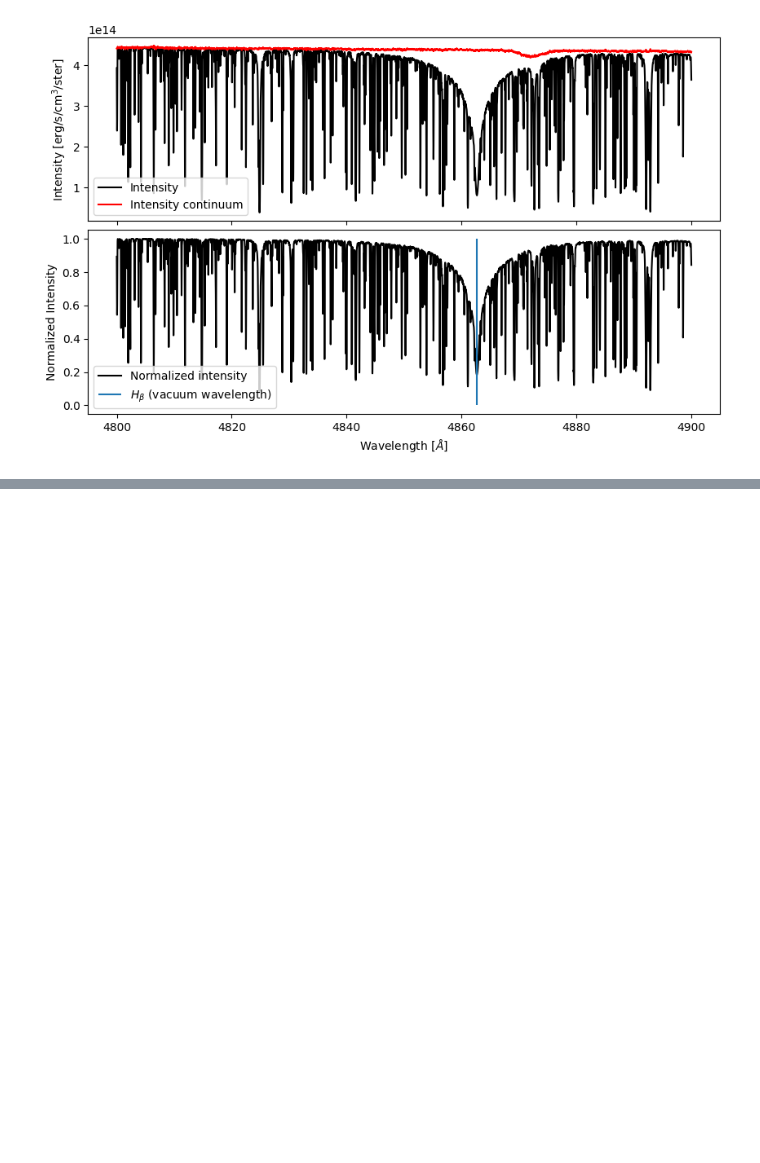
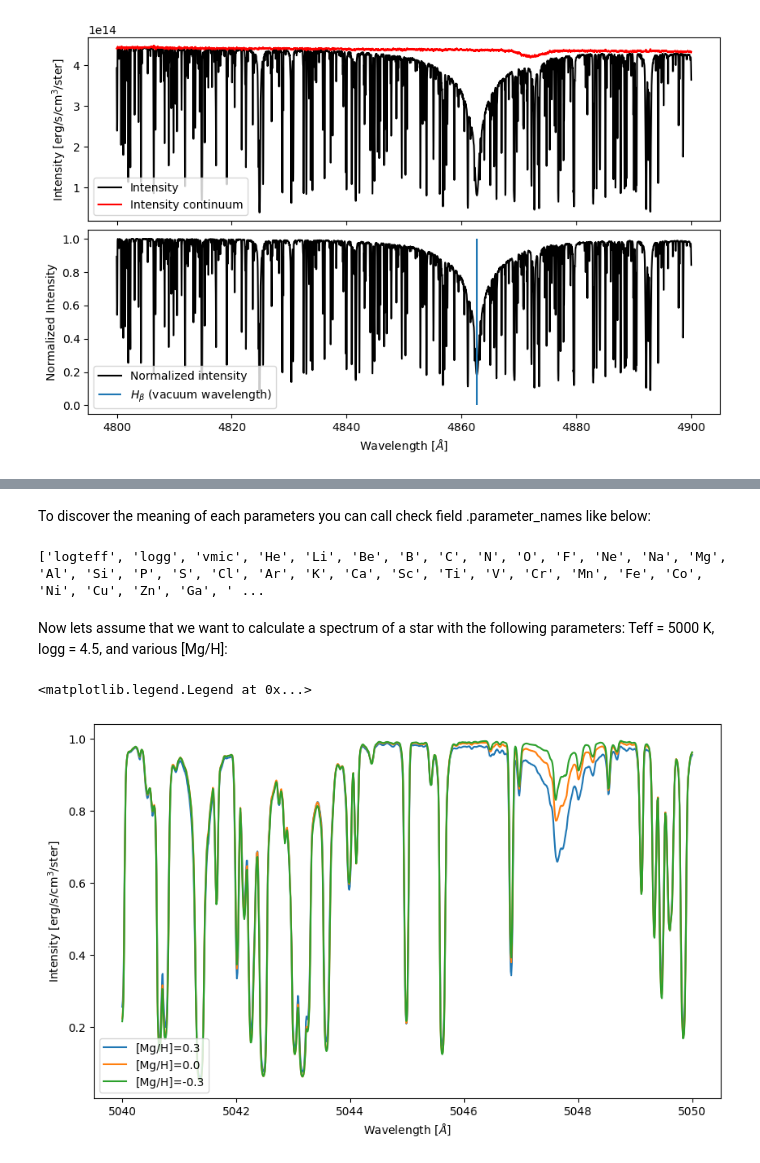
Before and after one commit to RozanskiT/transformer_payne, a Jupyter notebook: tutorial/transformer_payne.ipynb, the cells around one changed output, grey strips where cells are left out. Saved outputs shown, nothing was run; the diff lists cells and outputs as text; code cells hidden in the pictures; blank space fills up the shorter version.

```diff
--- a/tutorial/transformer_payne.ipynb
+++ b/tutorial/transformer_payne.ipynb
@@ -54,0 +81,24 @@ plt.subplots_adjust(hspace=0.05)
+# %% [markdown]
+To discover the meaning of each parameters you can call check field .parameter_names like below:
+# %%
+print(emulator.parameter_names)
+# %% [output]
+['logteff', 'logg', 'vmic', 'He', 'Li', 'Be', 'B', 'C', 'N', 'O', 'F', 'Ne', 'Na', 'Mg', 'Al', 'Si', 'P', 'S', 'Cl', 'Ar', 'K', 'Ca', 'Sc', 'Ti', 'V', 'Cr', 'Mn', 'Fe', 'Co', 'Ni', 'Cu', 'Zn', 'Ga', ' ...
+# %% [markdown]
+Now lets assume that we want to calculate a spectrum of a star with the following parameters: Teff = 5000 K, logg = 4.5, and various [Mg/H]:
+# %%
+wave = np.linspace(5040, 5050, 1000)
+spectrum_Mg_03 = emulator(np.log10(wave), mu, emulator.to_parameters({"logteff":np.log10(5000), "logg":4.5, "Mg":0.3}))
+spectrum_Mg_00 = emulator(np.log10(wave), mu, emulator.to_parameters({"logteff":np.log10(5000), "logg":4.5, "Mg":0.0}))
+spectrum_Mg_m03 = emulator(np.log10(wave), mu, emulator.to_parameters({"logteff":np.log10(5000), "logg":4.5, "Mg":-0.3}))
+# %%
+fix, ax = plt.subplots(1, figsize=(10, 6))
+ax.plot(wave, spectrum_Mg_03[:,0]/spectrum_Mg_03[:,1], label='[Mg/H]=0.3')
+ax.plot(wave, spectrum_Mg_00[:,0]/spectrum_Mg_00[:,1], label='[Mg/H]=0.0')
+ax.plot(wave, spectrum_Mg_m03[:,0]/spectrum_Mg_m03[:,1], label='[Mg/H]=-0.3')
+ax.set_xlabel("Wavelength [$\AA$]")
+ax.set_ylabel("Intensity [erg/s/cm$^3$/ster]")
+ax.legend(loc="lower left")
+# %% [output]
+<matplotlib.legend.Legend at 0x...>
+[figure, added]
```
Also changed, not shown: parts of 5 cells of this notebook.
